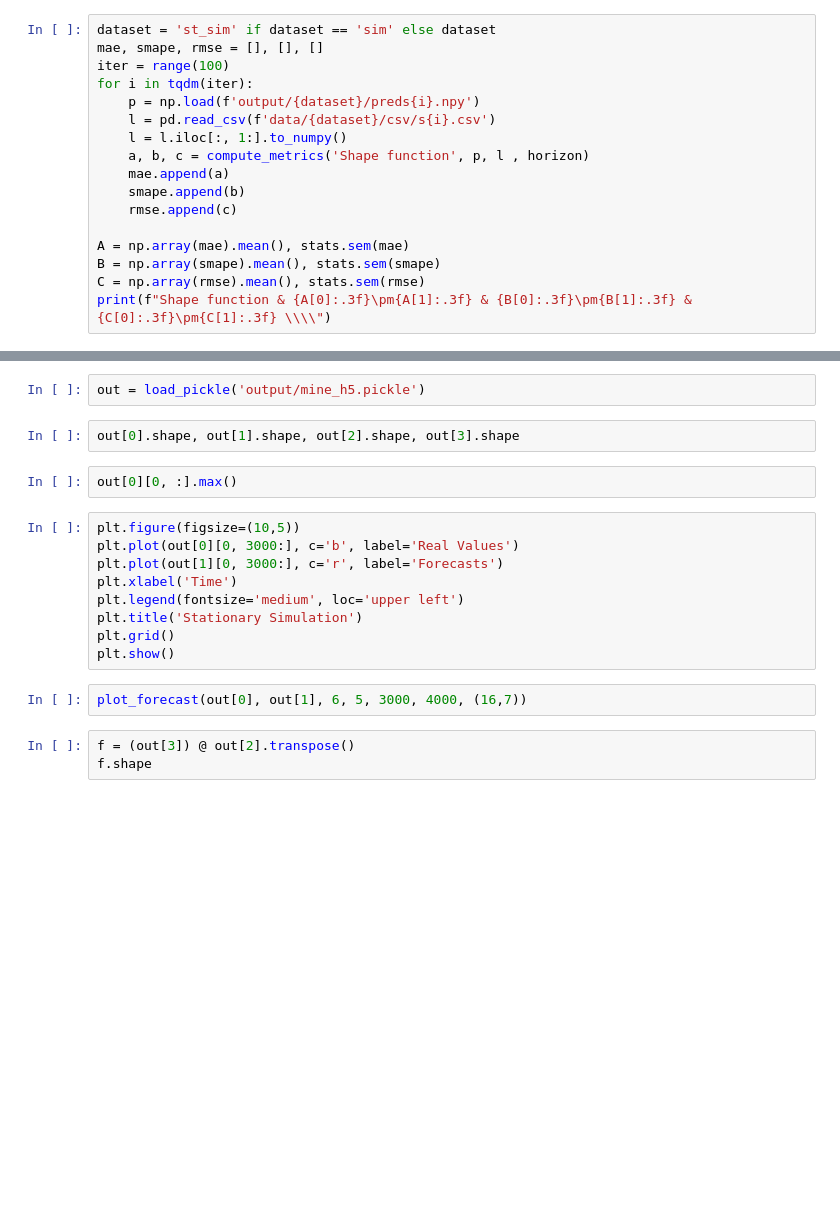
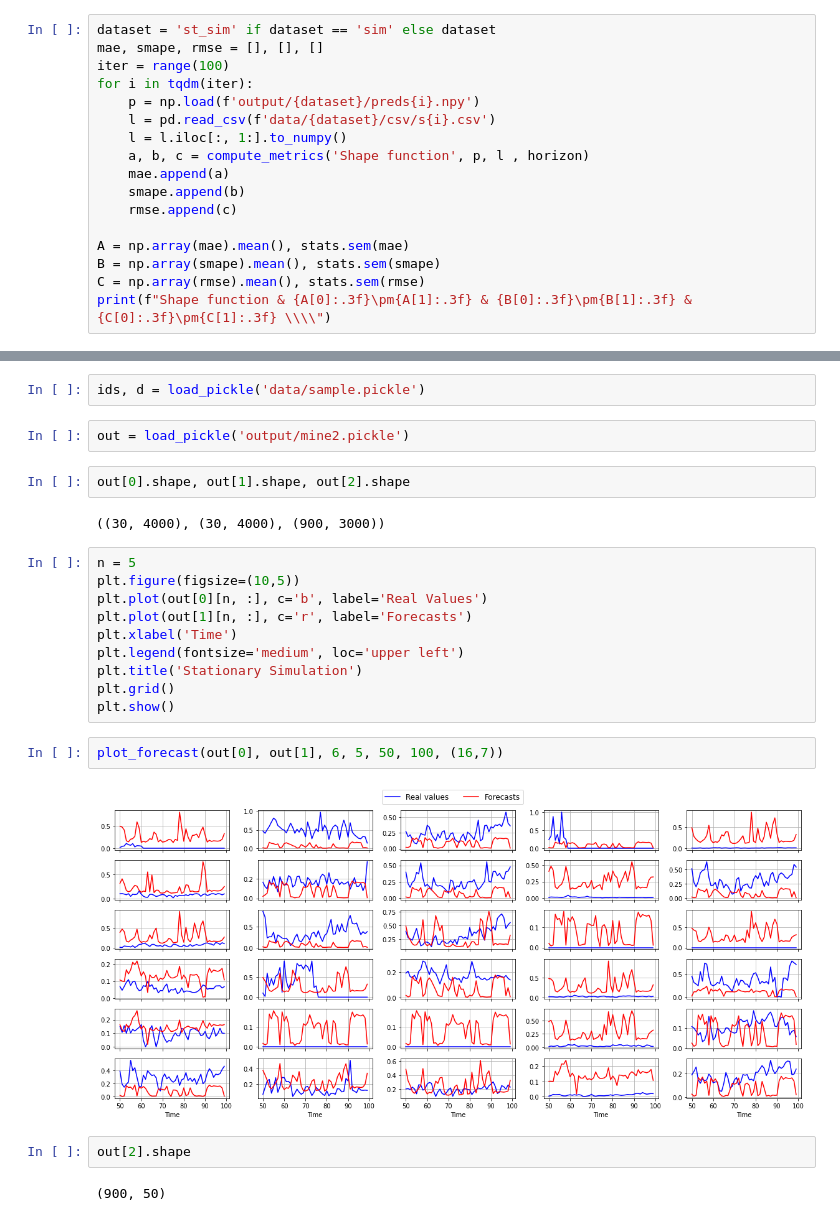
Before and after one commit to isVy08/ESTF, a Jupyter notebook: viz.ipynb, the cells around one changed output, grey strips where cells are left out. Saved outputs shown, nothing was run; the diff lists cells and outputs as text; blank space fills up the shorter version.

```diff
--- a/viz.ipynb
+++ b/viz.ipynb
@@ -345,21 +348,27 @@ print(f"Shape function & {A[0]:.3f}\pm{A[1]:.3f} & {B[0]:.3f}\pm{B[1]:.3f} & {C[
+# %%
+ids, d = load_pickle('data/sample.pickle')
 # %%
-out = load_pickle('output/mine_h5.pickle')
+out = load_pickle('output/mine2.pickle')
 # %%
-out[0].shape, out[1].shape, out[2].shape, out[3].shape
+out[0].shape, out[1].shape, out[2].shape
+# %% [output]
+((30, 4000), (30, 4000), (900, 3000))
-# %%
-out[0][0, :].max()
 # %%
+n = 5
 plt.figure(figsize=(10,5))
-plt.plot(out[0][0, 3000:], c='b', label='Real Values')
-plt.plot(out[1][0, 3000:], c='r', label='Forecasts')
+plt.plot(out[0][n, :], c='b', label='Real Values')
+plt.plot(out[1][n, :], c='r', label='Forecasts')
 plt.xlabel('Time')
 plt.legend(fontsize='medium', loc='upper left')
 plt.title('Stationary Simulation')
 plt.grid()
 plt.show()
 # %%
-plot_forecast(out[0], out[1], 6, 5, 3000, 4000, (16,7))
+plot_forecast(out[0], out[1], 6, 5, 50, 100, (16,7))
+# %% [output]
+[figure, added]
 # %%
-f = (out[3]) @ out[2].transpose()
-f.shape
+out[2].shape
+# %% [output]
+(900, 50)
 # %%
```
Also changed, not shown: parts of 14 cells of this notebook, 5 other files.
